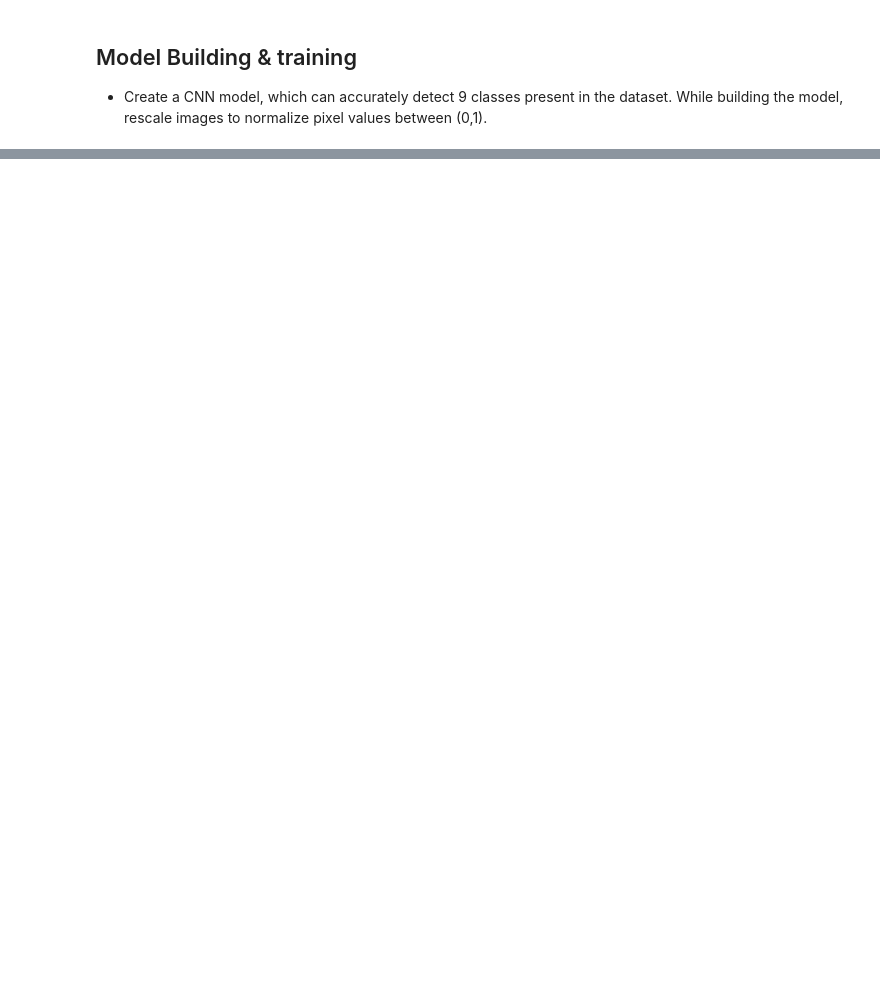
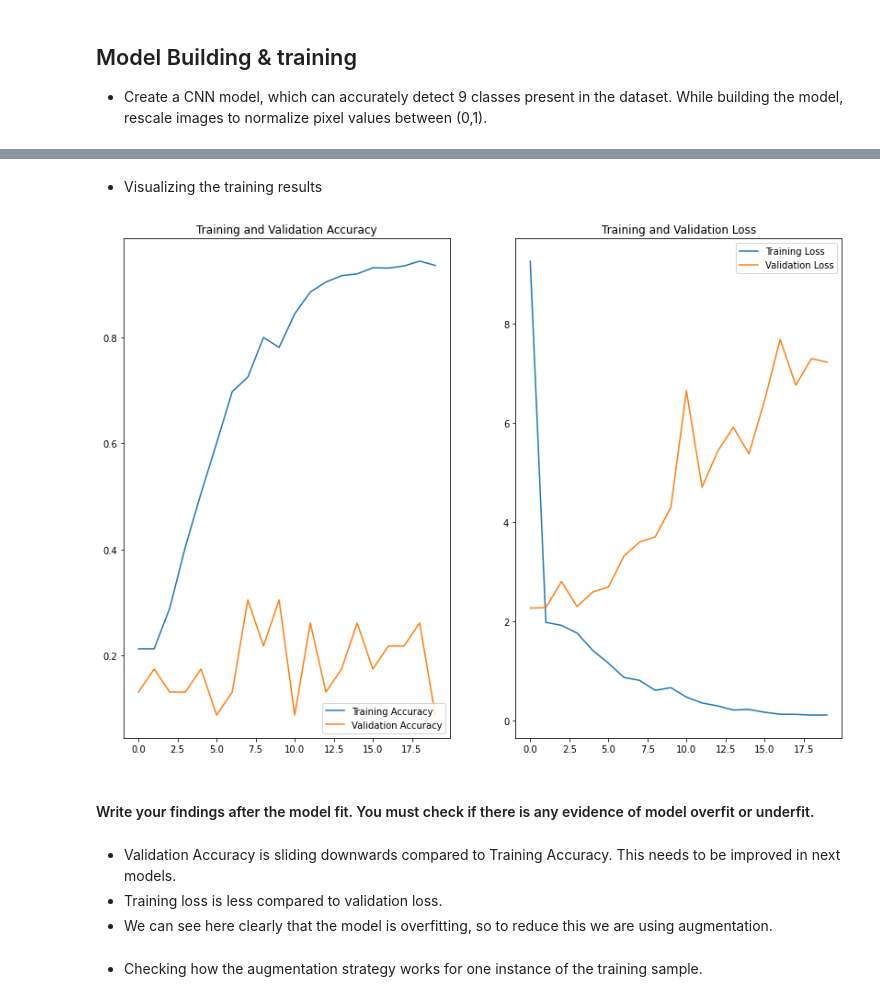
Before and after one commit to venbee/CNN-Assignment-Melanoma_Detection, a Jupyter notebook: Venkatesh_Beeraka_nn.ipynb, the cells around one changed output, grey strips where cells are left out. Drawn from its saved outputs; the diff is of its cells as text; code cells hidden in the pictures; blank space fills up the shorter version.

```diff
--- a/Venkatesh_Beeraka_nn.ipynb
+++ b/Venkatesh_Beeraka_nn.ipynb
@@ -50,6 +52,6 @@ drive.mount('/content/gdrive')
 # %% [markdown]
 - Assigning variables to the train and test datasets
 # %%
-train_data_dir = pathlib.Path("/content/gdrive/MyDrive/Colab-Notebooks/CNN_assignment/Skin cancer ISIC The International Skin Imaging Collaboration/Train")
-test_data_dir = pathlib.Path('/content/gdrive/MyDrive/Colab-Notebooks/CNN_assignment/Skin cancer ISIC The International Skin Imaging Collaboration/Test')
+train_data_dir = pathlib.Path("/content/gdrive/MyDrive/Colab Notebooks/Skin cancer ISIC The International Skin Imaging Collaboration/Train")
+test_data_dir = pathlib.Path('/content/gdrive/MyDrive/Colab Notebooks/Skin cancer ISIC The International Skin Imaging Collaboration/Test')
 # %% [markdown]
@@ -110,4 +131 @@ list(class_names)
-# %%
-class_names = val_ds.class_names
-list(class_names)
 # %% [markdown]
@@ -177,0 +254,32 @@ history = model.fit(
+# %% [markdown]
+- Visualizing the training results
+# %%
+acc = history.history['accuracy']
+val_acc = history.history['val_accuracy']
+
+loss = history.history['loss']
+val_loss = history.history['val_loss']
+
+epochs_range = range(epochs)
+
+plt.figure(figsize=(14, 10))
+plt.subplot(1, 2, 1)
+plt.plot(epochs_range, acc, label='Training Accuracy')
+plt.plot(epochs_range, val_acc, label='Validation Accuracy')
+plt.legend(loc='lower right')
+plt.title('Training and Validation Accuracy')
+
+plt.subplot(1, 2, 2)
+plt.plot(epochs_range, loss, label='Training Loss')
+plt.plot(epochs_range, val_loss, label='Validation Loss')
+plt.legend(loc='upper right')
+plt.title('Training and Validation Loss')
+plt.show()
+# %% [output]
+[figure, added]
+# %% [markdown]
+#### Write your findings after the model fit. You must check if there is any evidence of model overfit or underfit.
+# %% [markdown]
+- Validation Accuracy is sliding downwards compared to Training Accuracy. This needs to be improved in next models.
+- Training loss is less compared to validation loss.
+- We can see here clearly that the model is overfitting, so to reduce this we are using augmentation.
@@ -177,0 +291,2 @@ history = model.fit(
+# %% [markdown]
+- Checking how the augmentation strategy works for one instance of the training sample.
```
Also changed, not shown: parts of 76 cells of this notebook.
